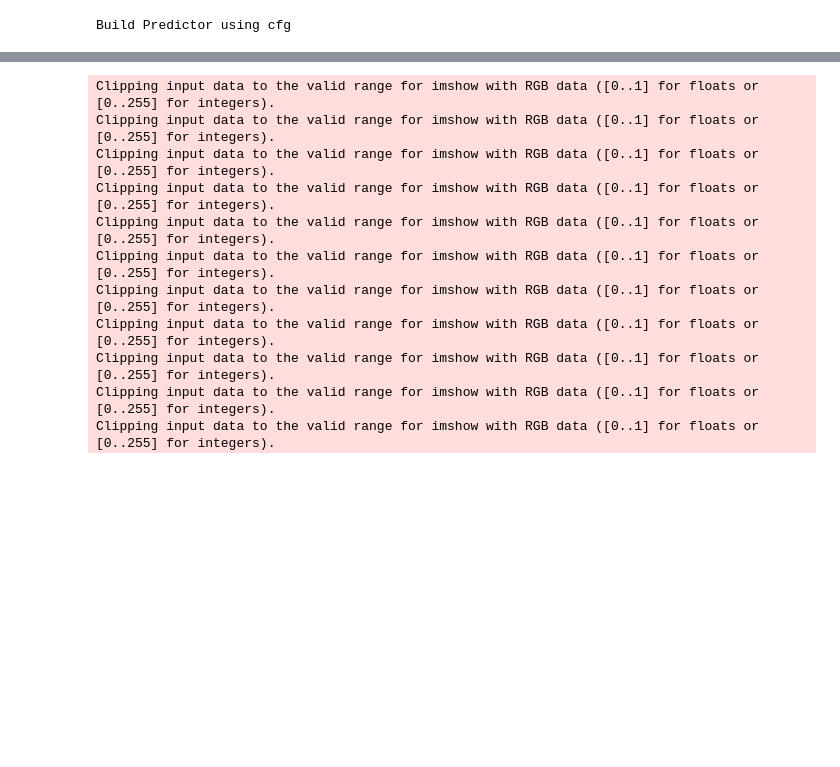
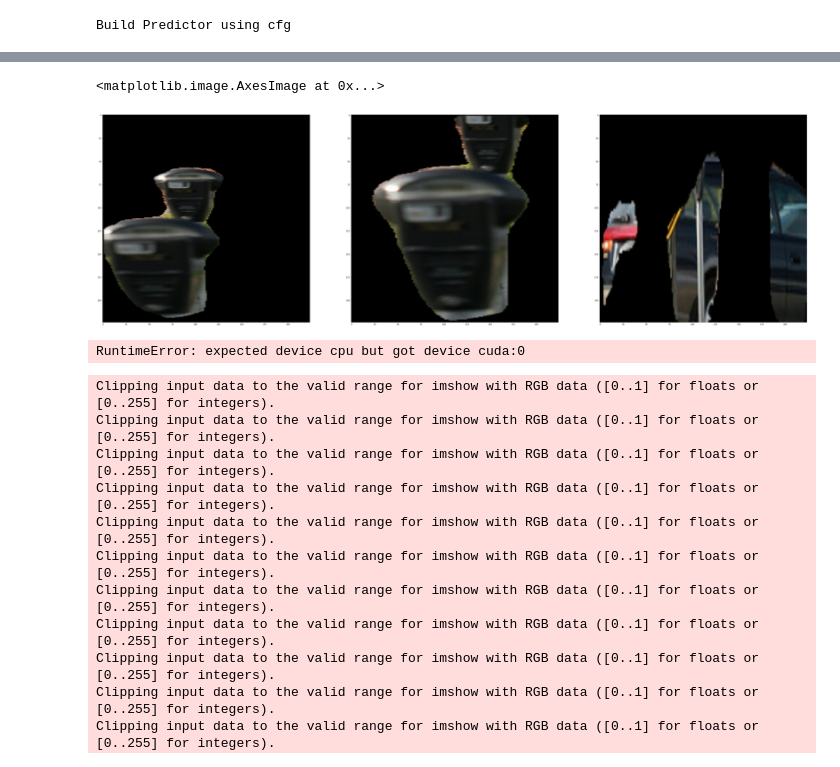
Before and after one commit to ZZWENG/SimCLR, a Jupyter notebook: visualization.ipynb, the cells around one changed output, grey strips where cells are left out. Drawn from its saved outputs; the diff is of its cells as text; code cells hidden in the pictures; blank space fills up the shorter version.

```diff
--- a/visualization.ipynb
+++ b/visualization.ipynb
@@ -67,8 +67,12 @@ from models.rpn import get_modelzoo_config
 from detectron2.config import get_cfg
 from detectron2 import model_zoo
 # %%
-rpn = ProposalNetwork(device='cuda')
+rpn = ProposalNetwork(device='cpu')
 cfg = rpn.cfg
+cfg.INPUT.FORMAT = 'RGB'
+cfg.MODEL.RPN.PRE_NMS_TOPK_TEST = 100
+cfg.MODEL.RPN.POST_NMS_TOPK_TEST = 50
+rpn.predictor = DefaultPredictor(cfg)
 # cfg.INPUT.FORMAT = 'RGB'
 # %% [output]
 Build Predictor using cfg
@@ -113,0 +126,3 @@ plt.imshow(v.get_image())
+# %%
+gen = list(prepare_obj_triplets(out.pred_masks, out.pred_boxes, image))
+len(gen)
@@ -114,7 +148,19 @@ plt.imshow(v.get_image())
+# %%
+i=-1
+
+fig, ax = plt.subplots(1, 3, figsize=(64,64))
+ax[0].imshow(gen[i][0].cpu())
+ax[1].imshow(gen[i][1].cpu())
+ax[2].imshow(gen[i][2].cpu())
+# %% [output]
+<matplotlib.image.AxesImage at 0x...>
+[figure, added]
 # %%
 xis_ts, xjs_ts = prepare_object_pairs(out.pred_masks, out.pred_boxes, image.to('cuda'))
 xis = xis_ts.cpu().numpy().transpose(0, 2, 3, 1)
 xjs = xjs_ts.cpu().numpy().transpose(0, 2, 3, 1)
+# %% [output]
+RuntimeError: expected device cpu but got device cuda:0
 # %%
 fig, ax = plt.subplots(2, len(xis), figsize=(64,64))
 for j in range(len(xis)):
```
Also changed, not shown: parts of 7 cells of this notebook, 9 other files.
